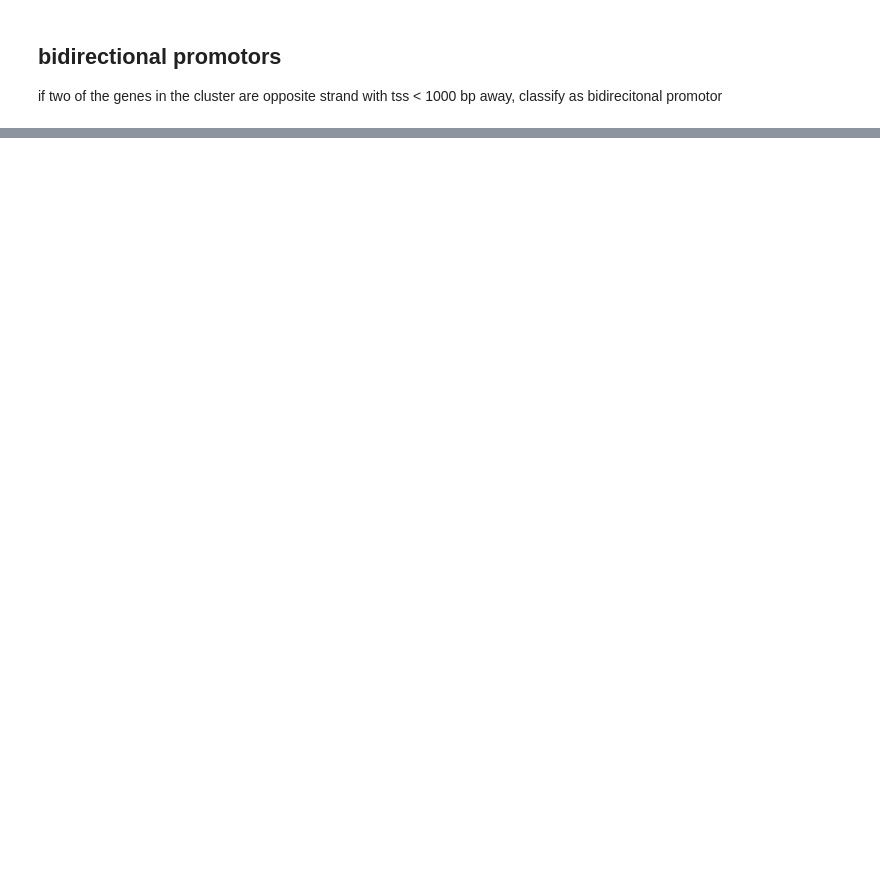
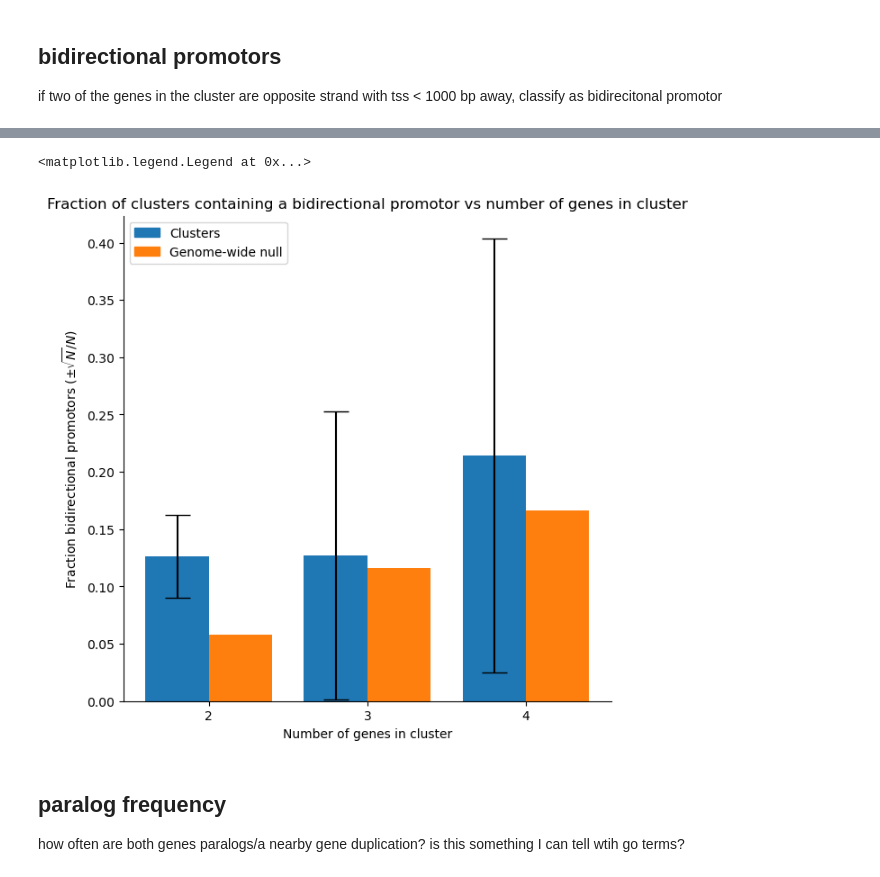
Before and after one commit to kal26/pcqtls, a Jupyter notebook: workflow/notebooks/cluster_analysis/cluster_annotation.ipynb, the cells around one changed output, grey strips where cells are left out. Saved outputs shown, nothing was run; the diff lists cells and outputs as text; code cells hidden in the pictures; blank space fills up the shorter version.

Commit message:
bidirecitonal promotor fractions

```diff
--- a/workflow/notebooks/cluster_analysis/cluster_annotation.ipynb
+++ b/workflow/notebooks/cluster_analysis/cluster_annotation.ipynb
@@ -175,2 +159,0 @@ cluster_df
-# %%
-row = cluster_df.iloc[0]
@@ -201,0 +196,53 @@ def get_(row):
+# %%
+# get the relative fractions of bidirectional promotors or not
+cluster_df['N_genes_clip'] = cluster_df['N_genes'].clip(1,4)
+
+frac_df = {}
+frac_df_noise={}
+for num_genes in range(2,5):
+    sub_cluster = cluster_df[cluster_df['N_genes_clip']==num_genes]
+    frac_df[f'cluster_{num_genes}'] = sum(sub_cluster['bi_promotor']/len(sub_cluster))
+    frac_df_noise[f'cluster_{num_genes}'] = np.sqrt(len(sub_cluster))/len(sub_cluster)
+
+    frac_df[f'null_{num_genes}'] = sum(bidirectional_nulls[num_genes])/len(bidirectional_nulls[num_genes])
+    # assume enough samples for no noise in null
+    frac_df_noise[f'null_{num_genes}'] = 0
+
+frac_bi_df = pd.DataFrame({'fraction':frac_df, 'noise':frac_df_noise})
+frac_bi_df['num_genes'] = [2,2,3,3,4,4]
+frac_bi_df['null_ind'] = [False,True]*3
+# %%
+# plot fractions of bidirectional promotors
+fig, ax = plt.subplots(figsize=(7,7))
+
+width=.4
+
+# for the clusters
+sub_frac_df = frac_bi_df[(frac_bi_df['null_ind']==False)]
+ax.bar(height=sub_frac_df['fraction'], x=sub_frac_df['num_genes'], width=width, color=sns.color_palette()[0])
+ax.errorbar(y=sub_frac_df['fraction'], x=sub_frac_df['num_genes'], yerr=sub_frac_df['noise'],  ls='none', color='k', capsize=10)
+
+# for the null
+sub_frac_df = frac_bi_df[(frac_bi_df['null_ind']==True)]
+ax.bar(height=sub_frac_df['fraction'], x=sub_frac_df['num_genes']+width, width=width, color=sns.color_palette()[1])
+
+# axis and labels
+ax.set_xticks(sub_frac_df['num_genes'] + width / 2, ('2', '3', '4'))
+ax.set_ylim(0, ax.get_ylim()[1])
+ax.set_xlabel('Number of genes in cluster')
+ax.set_ylabel('Fraction bidirectional promotors ($\pm \sqrt{N}/N$)')
+ax.set_title('Fraction of clusters containing a bidirectional promotor vs number of genes in cluster')
+ax.spines['top'].set_visible(False)
+ax.spines['right'].set_visible(False)
+
+# legend
+cluster_patch = mpatches.Patch(color=sns.color_palette()[0], label='Clusters')
+null_patch = mpatches.Patch(color=sns.color_palette()[1], label='Genome-wide null')
+plt.legend(handles=[cluster_patch, null_patch])
+# %% [output]
+<matplotlib.legend.Legend at 0x...>
+[figure, added]
+# %% [markdown]
+## paralog frequency
+how often are both genes paralogs/a nearby gene duplication?
+is this something I can tell wtih go terms?
```
Also changed, not shown: parts of 8 cells of this notebook.
